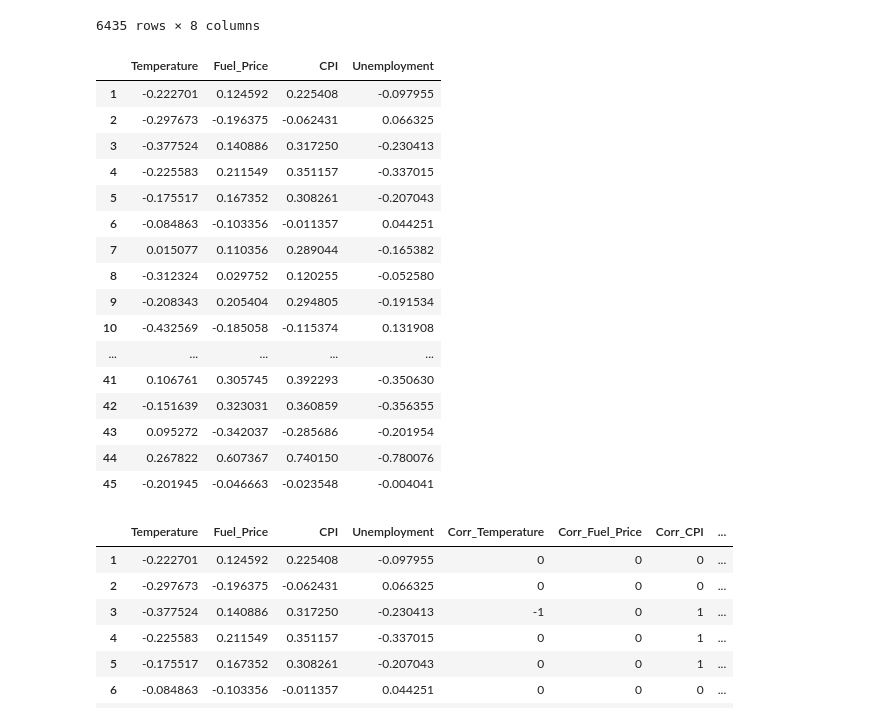
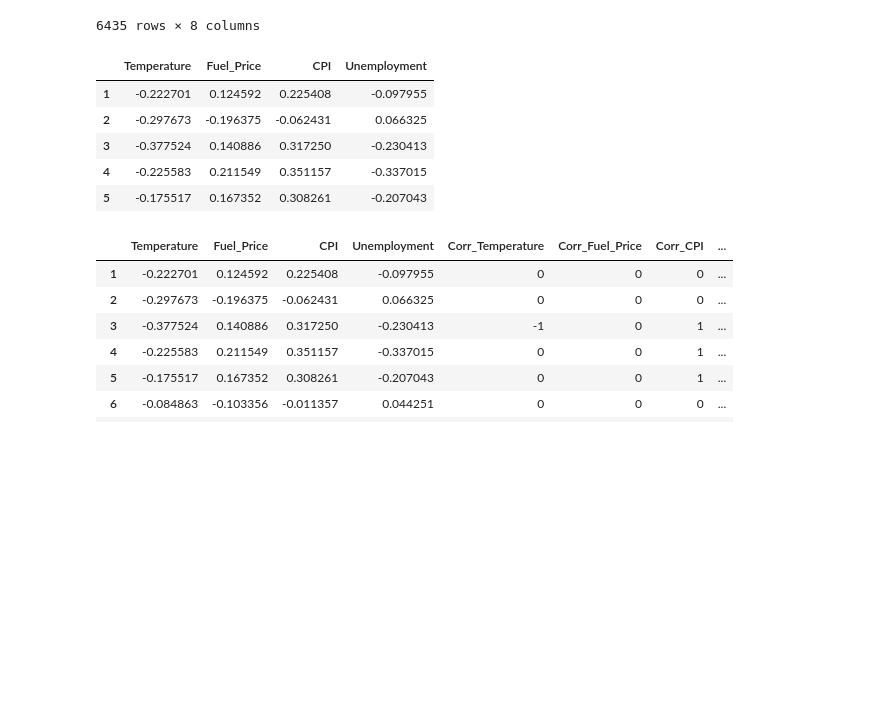
Before and after one commit to Arthur-Barreto/Formnula1_predicting_lap_time, a Jupyter notebook: Walmart.ipynb, the cells around one changed output. Drawn from its saved outputs; the diff is of its cells as text; code cells hidden in the pictures; blank space fills up the shorter version.

```diff
--- a/Walmart.ipynb
+++ b/Walmart.ipynb
@@ -167,7 +164,7 @@ dft.Date = pd.to_datetime(dft.Date)
 l_sub = [441,442,443,444,445,446,447,448,449]
 base_color = ["b","g","r","c","m","y","k"]
 plt.figure(figsize=(13,13))
-for loja in range(1,10):
+for loja in range(1,46):
     Dados = dft.loc[df["Store"]==loja,:]
     plt.subplot(l_sub[loja-1])
     plt.scatter(Dados["Temperature"],Dados["Weekly_Sales"]/1000000) # Weekly_Sales em Milhão
@@ -198,45 +196,34 @@ dfo
 # %%
 #Criando Dicionario Principal - Será Base do Novo DataFrame de Correlações
 principal = {}
 #Definindo Indicadores - Para Realizar Corr
 indicadores = ["Temperature","Fuel_Price","CPI","Unemployment"]
 for loja in range(1,46):
     #Dicionario Index
     secundario = {}
     #Separando dados de lojas individuais
     Dados = dfo.loc[dfo["Store"]==loja,:]
     for indicador in indicadores:
         #Pegando Dados de Indicadores escolhidos da Loja Inputada e adicionando ao Index
         corr = Dados["Weekly_Sales"].corr(Dados[indicador])
         secundario[indicador] = corr
     principal[loja] = secundario
 
 #Criando DataFrame de Correlação das Features com Target
 Correlation = pd.DataFrame.from_dict(principal).transpose()
 #Checando DataFrame para Temperature
 temps = Correlation["Temperature"].sort_values()
 fuel = Correlation["Fuel_Price"].sort_values()
 cpi = Correlation["CPI"].sort_values()
 unemp = Correlation["Unemployment"].sort_values()
-Correlation
+Correlation.head(5)
 # %% [output]
 |  | Temperature | Fuel_Price | CPI | Unemployment |
 | 1 | -0.222701 | 0.124592 | 0.225408 | -0.097955 |
 | 2 | -0.297673 | -0.196375 | -0.062431 | 0.066325 |
 | 3 | -0.377524 | 0.140886 | 0.317250 | -0.230413 |
 | 4 | -0.225583 | 0.211549 | 0.351157 | -0.337015 |
 | 5 | -0.175517 | 0.167352 | 0.308261 | -0.207043 |
-| 6 | -0.084863 | -0.103356 | -0.011357 | 0.044251 |
-| 7 | 0.015077 | 0.110356 | 0.289044 | -0.165382 |
-| 8 | -0.312324 | 0.029752 | 0.120255 | -0.052580 |
-| 9 | -0.208343 | 0.205404 | 0.294805 | -0.191534 |
-| 10 | -0.432569 | -0.185058 | -0.115374 | 0.131908 |
-| ... | ... | ... | ... | ... |
-| 41 | 0.106761 | 0.305745 | 0.392293 | -0.350630 |
-| 42 | -0.151639 | 0.323031 | 0.360859 | -0.356355 |
-| 43 | 0.095272 | -0.342037 | -0.285686 | -0.201954 |
-| 44 | 0.267822 | 0.607367 | 0.740150 | -0.780076 |
-| 45 | -0.201945 | -0.046663 | -0.023548 | -0.004041 |
 # %%
 # Comprovar o Porque de estarmos fazendo essas correlações do Jeito que estamos
 # O que estamos procurando e qual metodo vamos usar - Qual Nossa Hipotese?
```
Also changed, not shown: parts of 7 cells of this notebook.
